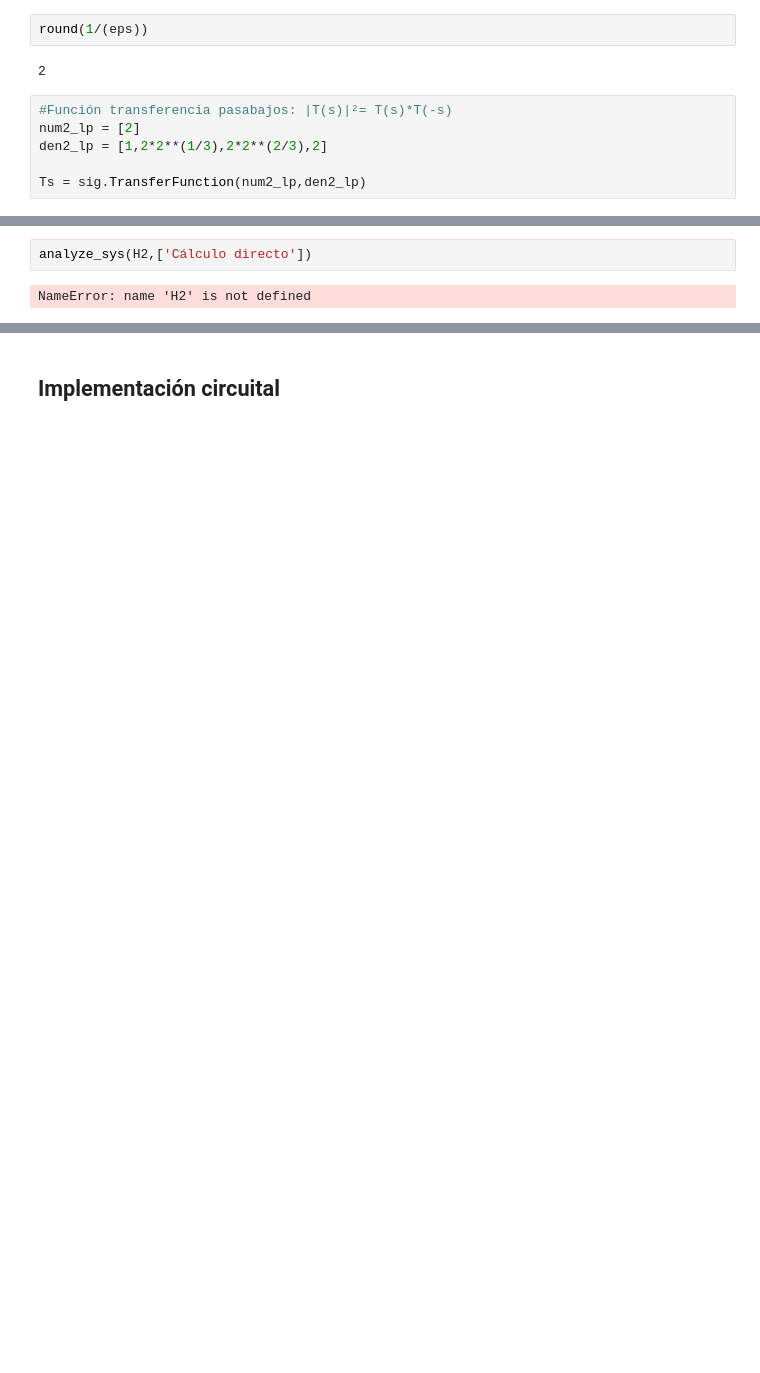
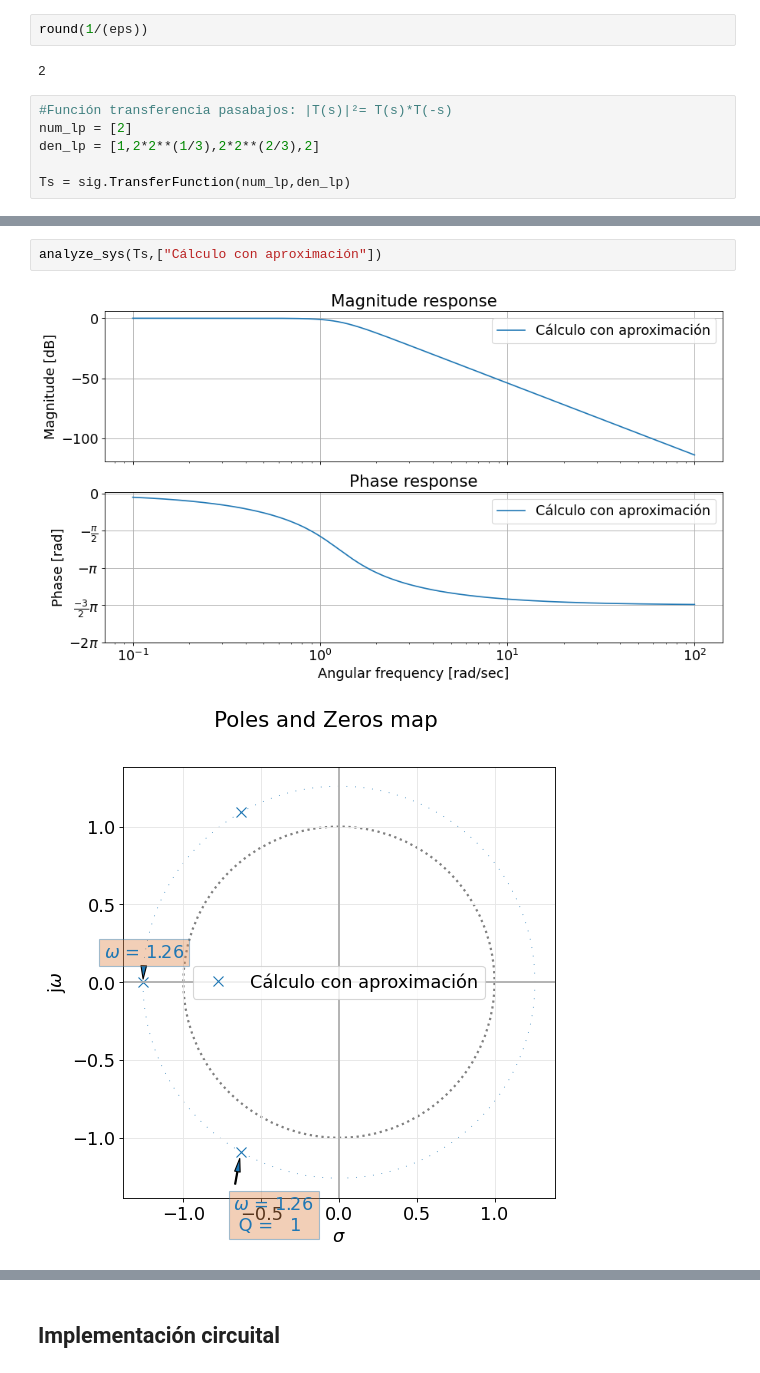
Before and after one commit to aletorres73/Facultad, a Jupyter notebook: TC2/JupyterNotebook/trabajo_semanal3_torres/TS3_Torres.ipynb, the cells around one changed output, grey strips where cells are left out. Cells and saved outputs as stored; diff of their text form; blank space fills up the shorter version.

```diff
--- a/TC2/JupyterNotebook/trabajo_semanal3_torres/TS3_Torres.ipynb
+++ b/TC2/JupyterNotebook/trabajo_semanal3_torres/TS3_Torres.ipynb
@@ -155,8 +166,8 @@ round(1/(eps))
 2
 # %%
 #Función transferencia pasabajos: |T(s)|²= T(s)*T(-s)
-num2_lp = [2]
-den2_lp = [1,2*2**(1/3),2*2**(2/3),2]
+num_lp = [2]
+den_lp = [1,2*2**(1/3),2*2**(2/3),2]
 
-Ts = sig.TransferFunction(num2_lp,den2_lp)
+Ts = sig.TransferFunction(num_lp,den_lp)
 # %%
@@ -165,6 +176,7 @@ np.roots(den2_lp)
 array([-1.25992105+0.j        , -0.62996052+1.09112364j,
        -0.62996052-1.09112364j])
 # %%
-analyze_sys(H2,['Cálculo directo'])
+analyze_sys(Ts,["Cálculo con aproximación"])
 # %% [output]
-NameError: name 'H2' is not defined
+[figure, added]
+[figure, added]
```
Also changed, not shown: parts of 27 cells of this notebook, 23 other files.
